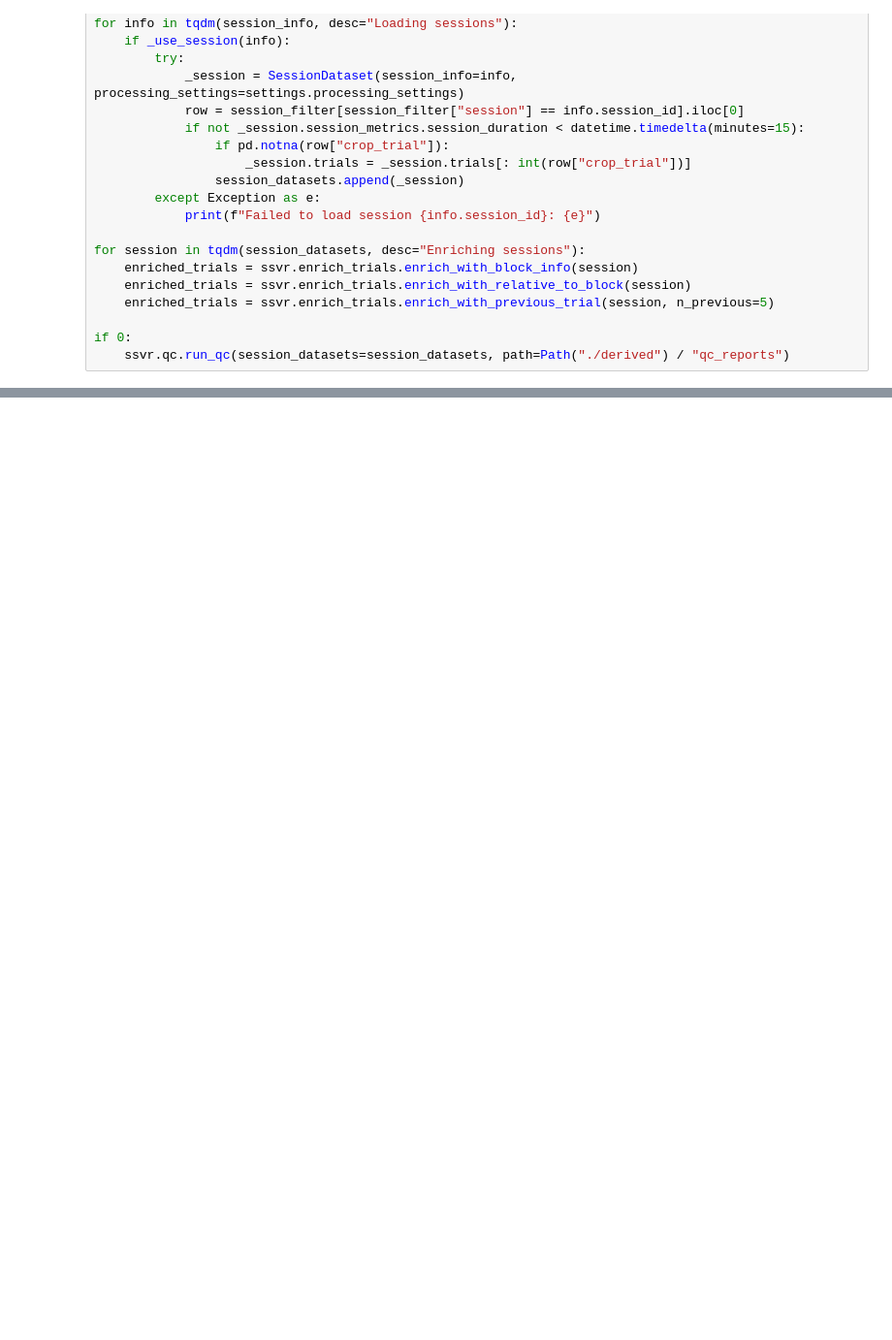
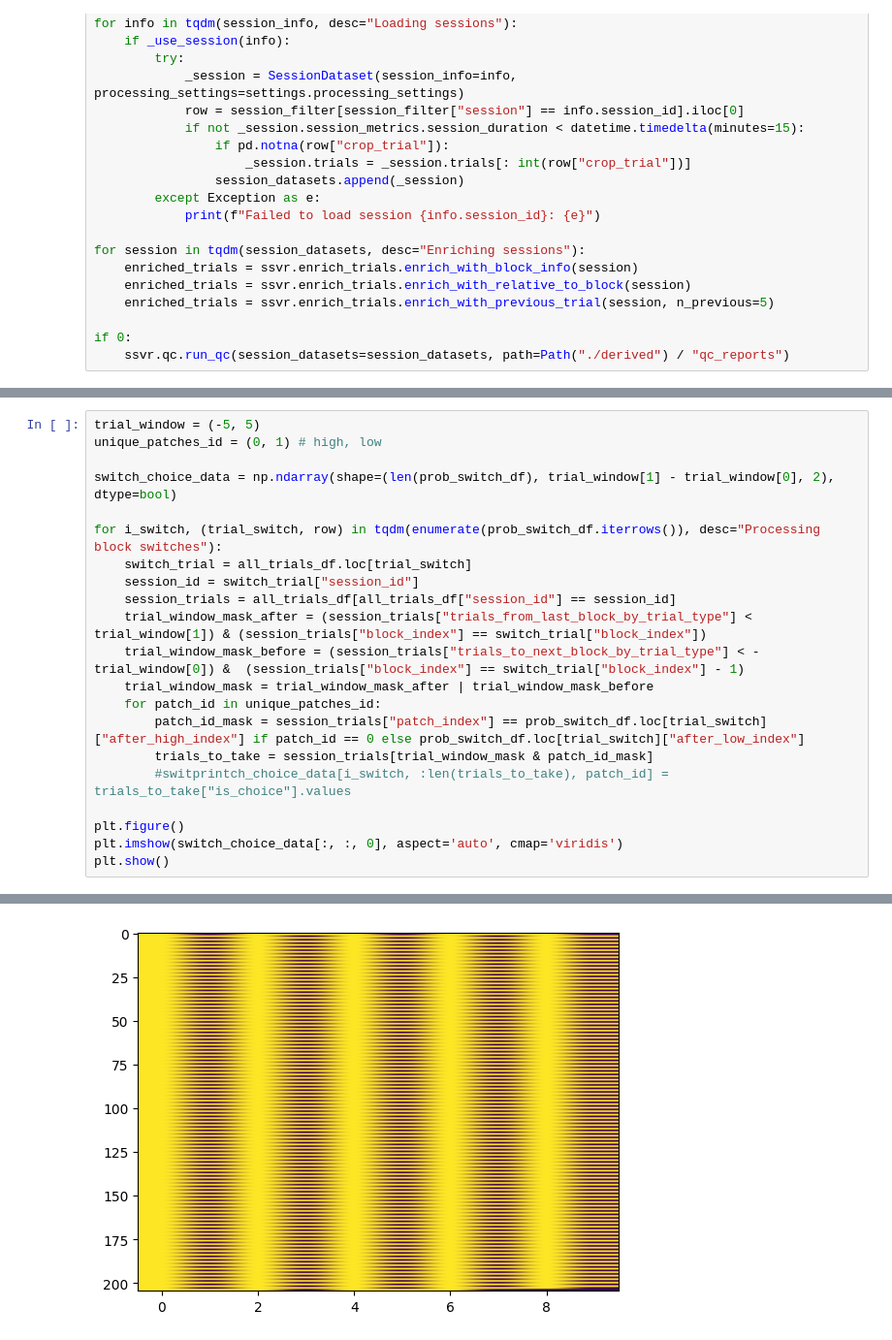
Before and after one commit to bruno-f-cruz/vr-foraging-analysis, a Jupyter notebook: demo.ipynb, the cells around one changed output, grey strips where cells are left out. Shown: that part at 97% size. Cells and saved outputs as stored; diff of their text form; blank space fills up the shorter version.

```diff
--- a/demo.ipynb
+++ b/demo.ipynb
@@ -116,0 +133,22 @@ print(prob_switch_df)
+# %%
+trial_window = (-5, 5)
+unique_patches_id = (0, 1) # high, low
+
+switch_choice_data = np.ndarray(shape=(len(prob_switch_df), trial_window[1] - trial_window[0], 2), dtype=bool)
+
+for i_switch, (trial_switch, row) in tqdm(enumerate(prob_switch_df.iterrows()), desc="Processing block switches"):
+    switch_trial = all_trials_df.loc[trial_switch]
+    session_id = switch_trial["session_id"]
+    session_trials = all_trials_df[all_trials_df["session_id"] == session_id]
+    trial_window_mask_after = (session_trials["trials_from_last_block_by_trial_type"] < trial_window[1]) & (session_trials["block_index"] == switch_trial["block_index"])
+    trial_window_mask_before = (session_trials["trials_to_next_block_by_trial_type"] < -trial_window[0]) &  (session_trials["block_index"] == switch_trial["block_index"] - 1)
+    trial_window_mask = trial_window_mask_after | trial_window_mask_before
+    for patch_id in unique_patches_id:
+        patch_id_mask = session_trials["patch_index"] == prob_switch_df.loc[trial_switch]["after_high_index"] if patch_id == 0 else prob_switch_df.loc[trial_switch]["after_low_index"]
+        trials_to_take = session_trials[trial_window_mask & patch_id_mask]
+        #switprintch_choice_data[i_switch, :len(trials_to_take), patch_id] = trials_to_take["is_choice"].values
+
+plt.figure()
+plt.imshow(switch_choice_data[:, :, 0], aspect='auto', cmap='viridis')
+plt.show()
+# %% [output]
@@ -116,0 +172 @@ print(prob_switch_df)
+[figure, added]
```
Also changed, not shown: parts of 4 cells of this notebook.
